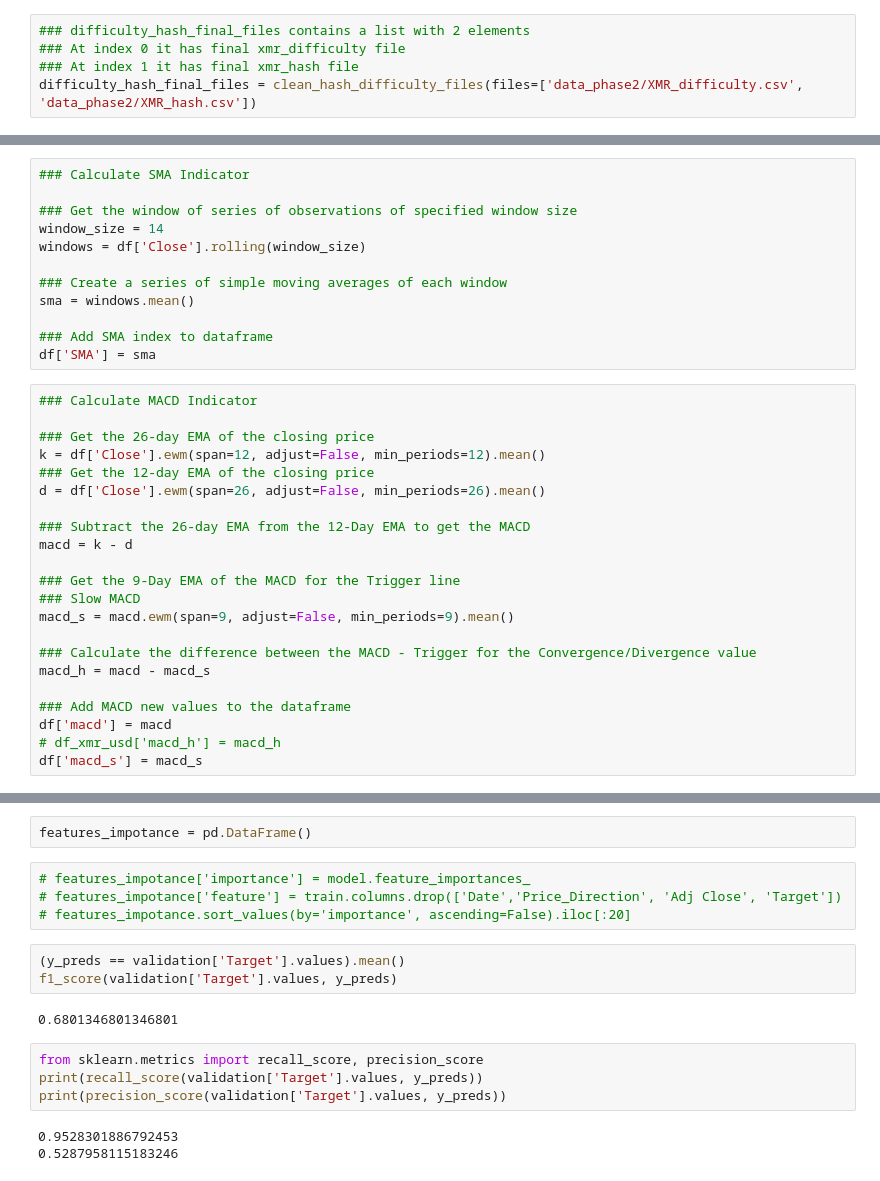
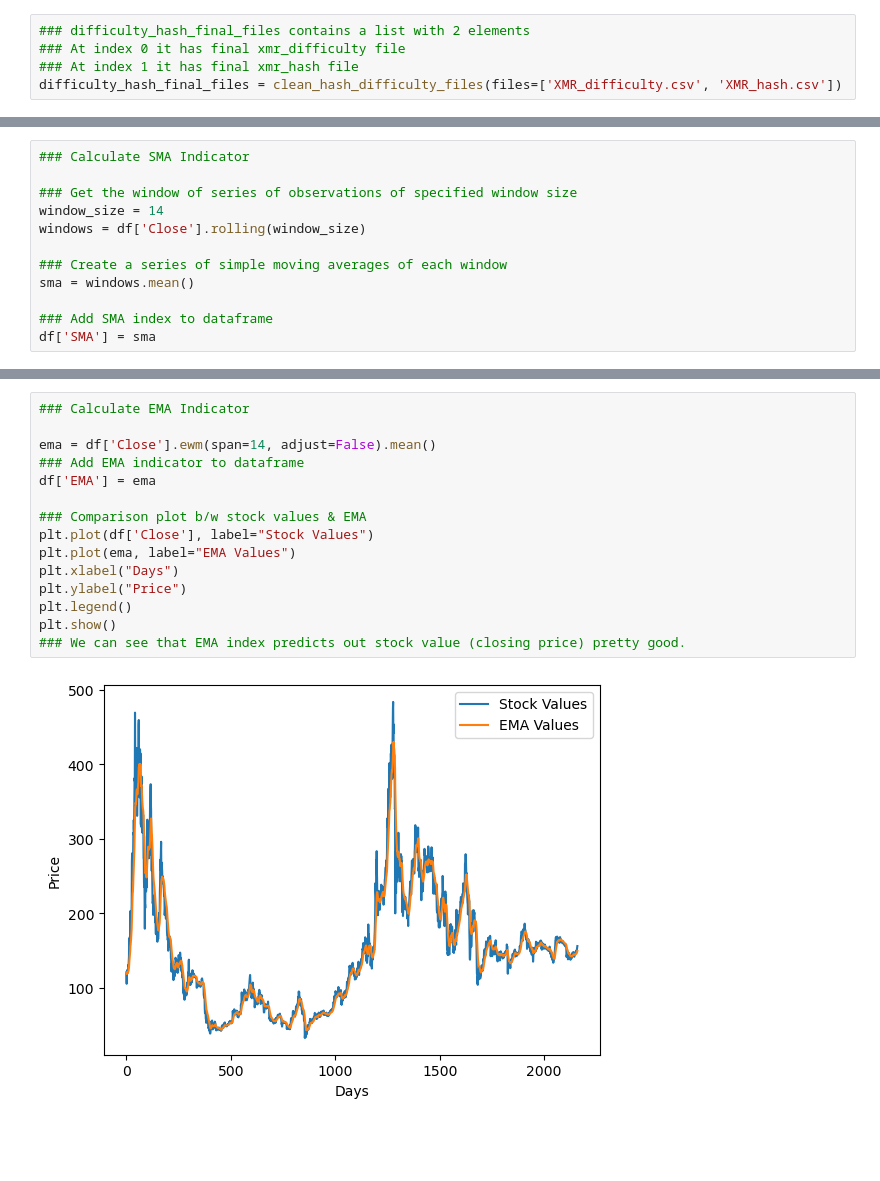
Before and after one commit to abariow/crypto-market-analysis, a Jupyter notebook: Q3_abariow.ipynb, the cells around one changed output, grey strips where cells are left out. Drawn from its saved outputs; the diff is of its cells as text; blank space fills up the shorter version.

```diff
--- a/Q3_abariow.ipynb
+++ b/Q3_abariow.ipynb
@@ -224,7 +187,7 @@ def clean_hash_difficulty_files(files: list):
 ### difficulty_hash_final_files contains a list with 2 elements
 ### At index 0 it has final xmr_difficulty file
 ### At index 1 it has final xmr_hash file
-difficulty_hash_final_files = clean_hash_difficulty_files(files=['data_phase2/XMR_difficulty.csv', 'data_phase2/XMR_hash.csv'])
+difficulty_hash_final_files = clean_hash_difficulty_files(files=['XMR_difficulty.csv', 'XMR_hash.csv'])
 # %%
 ### Merge difficulty and hash into XMR-Monro (our main df)
 for file in difficulty_hash_final_files:
@@ -328,25 +261,3 @@ sma = windows.mean()
 
 ### Add SMA index to dataframe
 df['SMA'] = sma
-# %%
-### Calculate MACD Indicator
-
-### Get the 26-day EMA of the closing price
-k = df['Close'].ewm(span=12, adjust=False, min_periods=12).mean()
-### Get the 12-day EMA of the closing price
-d = df['Close'].ewm(span=26, adjust=False, min_periods=26).mean()
-
-### Subtract the 26-day EMA from the 12-Day EMA to get the MACD
-macd = k - d
-
-### Get the 9-Day EMA of the MACD for the Trigger line
-### Slow MACD
-macd_s = macd.ewm(span=9, adjust=False, min_periods=9).mean()
-
-### Calculate the difference between the MACD - Trigger for the Convergence/Divergence value
-macd_h = macd - macd_s
-
-### Add MACD new values to the dataframe
-df['macd'] = macd
-# df_xmr_usd['macd_h'] = macd_h
-df['macd_s'] = macd_s
@@ -534,18 +264,17 @@ for index, row in validation.iterrows():
-# %%
-features_impotance = pd.DataFrame()
-# %%
-# features_impotance['importance'] = model.feature_importances_
-# features_impotance['feature'] = train.columns.drop(['Date','Price_Direction', 'Adj Close', 'Target'])
-# features_impotance.sort_values(by='importance', ascending=False).iloc[:20]
-# %%
-(y_preds == validation['Target'].values).mean()
-f1_score(validation['Target'].values, y_preds)
-# %% [output]
-0.6801346801346801
-# %%
-from sklearn.metrics import recall_score, precision_score
-print(recall_score(validation['Target'].values, y_preds))
-print(precision_score(validation['Target'].values, y_preds))
-# %% [output]
-0.9528301886792453
-0.5287958115183246
+# %%
+### Calculate EMA Indicator
+
+ema = df['Close'].ewm(span=14, adjust=False).mean()
+### Add EMA indicator to dataframe
+df['EMA'] = ema
+
+### Comparison plot b/w stock values & EMA
+plt.plot(df['Close'], label="Stock Values")
+plt.plot(ema, label="EMA Values")
+plt.xlabel("Days")
+plt.ylabel("Price")
+plt.legend()
+plt.show()
+### We can see that EMA index predicts out stock value (closing price) pretty good.
+# %% [output]
+[figure, added]
```
Also changed, not shown: parts of 52 cells of this notebook.
